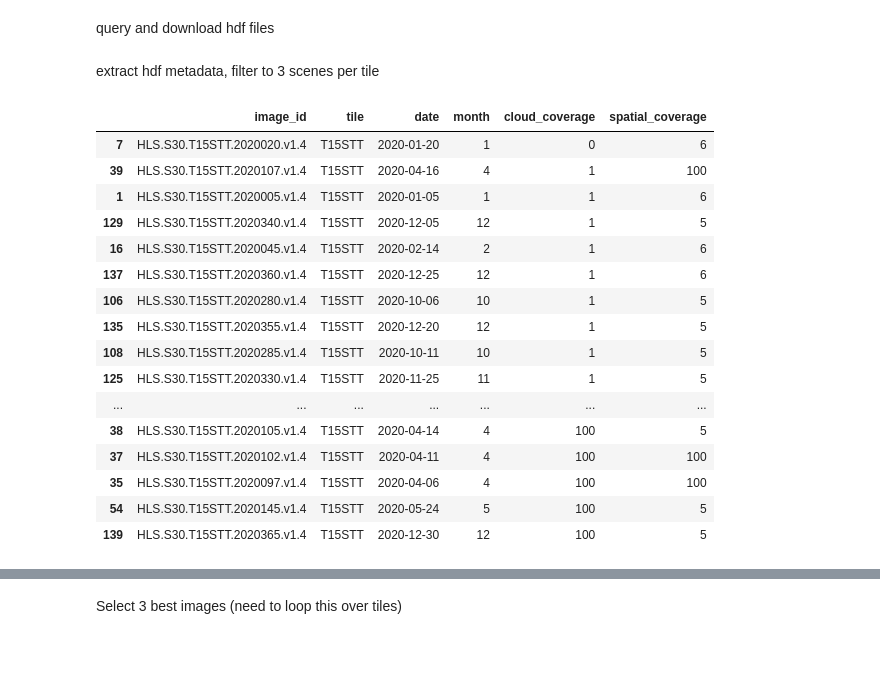
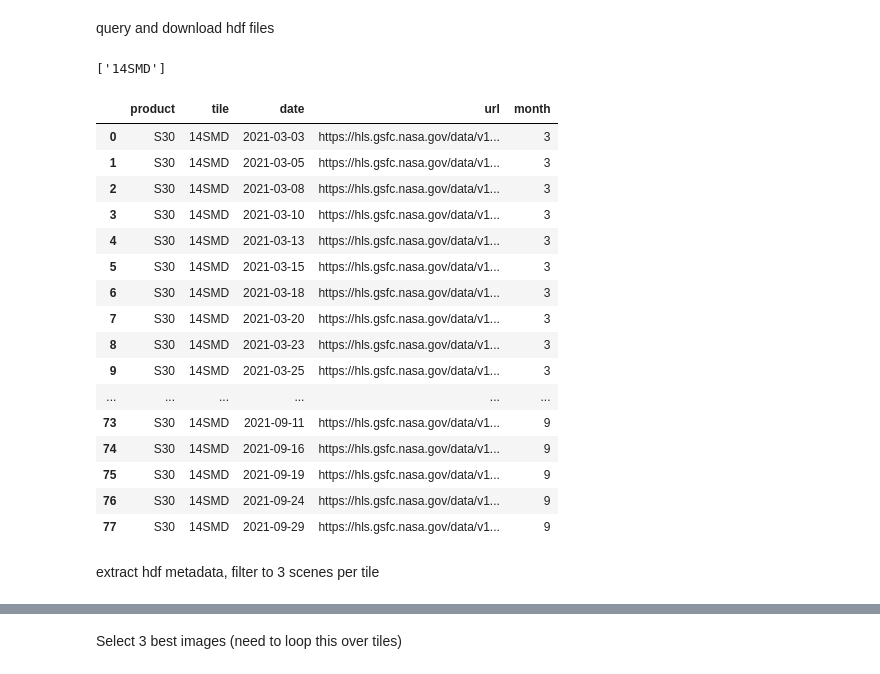
Before and after one commit to ClarkCGA/multi-temporal-crop-classification-training-data, a Jupyter notebook: workflow.ipynb, the cells around one changed output, grey strips where cells are left out. Drawn from its saved outputs; the diff is of its cells as text; code cells hidden in the pictures.

Commit message:
Update workflow
Now runs end to end. Some functions created for writing output and checking QA values.

```diff
--- a/workflow.ipynb
+++ b/workflow.ipynb
@@ -33,0 +87,13 @@ chip_cdl_dir = root_path + 'chip_cdl/'
+# %%
+def find_tile(x,y):
+# Identify closest tile
+    s = (tile_x - x)**2+(tile_y - y)**2
+    tname = tile_name[np.argmin(s)]
+    return(tname)
+# %%
+chip_df = pd.DataFrame({"chip_id" : chip_ids, "chip_x" : chip_x, "chip_y" : chip_y})
+
+chip_df['tile'] = chip_df.apply(lambda row : find_tile(row['chip_x'], row['chip_y']), axis = 1)
+chip_df
+tiles = chip_df.tile.unique().tolist()
+tiles
@@ -44,6 +139,11 @@ except FileExistsError:
 pass
 # %% [markdown]
 query and download hdf files
+# %%
+toi = tiles[2:3]
+toi
+# %% [output]
+['14SMD']
 # %%
 HLSdf = nasa_hls.get_available_datasets(
         years = yoi,
@@ -52,4 +152,28 @@ HLSdf = nasa_hls.get_available_datasets(
         return_list = False)
 
 #HLSdf.to_csv(spath, mode='w')
+# %%
+HLSdf['month'] = pd.DatetimeIndex(HLSdf['date']).month
+# %%
+## filter by month
+HLSdf = HLSdf[HLSdf.month.isin(valid_months)].reset_index(drop = True)
+HLSdf
+# %% [output]
+|  | product | tile | date | url | month |
+| 0 | S30 | 14SMD | 2021-03-03 | https://hls.gsfc.nasa.gov/data/v1... | 3 |
+| 1 | S30 | 14SMD | 2021-03-05 | https://hls.gsfc.nasa.gov/data/v1... | 3 |
+| 2 | S30 | 14SMD | 2021-03-08 | https://hls.gsfc.nasa.gov/data/v1... | 3 |
+| 3 | S30 | 14SMD | 2021-03-10 | https://hls.gsfc.nasa.gov/data/v1... | 3 |
+| 4 | S30 | 14SMD | 2021-03-13 | https://hls.gsfc.nasa.gov/data/v1... | 3 |
+| 5 | S30 | 14SMD | 2021-03-15 | https://hls.gsfc.nasa.gov/data/v1... | 3 |
+| 6 | S30 | 14SMD | 2021-03-18 | https://hls.gsfc.nasa.gov/data/v1... | 3 |
+| 7 | S30 | 14SMD | 2021-03-20 | https://hls.gsfc.nasa.gov/data/v1... | 3 |
+| 8 | S30 | 14SMD | 2021-03-23 | https://hls.gsfc.nasa.gov/data/v1... | 3 |
+| 9 | S30 | 14SMD | 2021-03-25 | https://hls.gsfc.nasa.gov/data/v1... | 3 |
+| ... | ... | ... | ... | ... | ... |
+| 73 | S30 | 14SMD | 2021-09-11 | https://hls.gsfc.nasa.gov/data/v1... | 9 |
+| 74 | S30 | 14SMD | 2021-09-16 | https://hls.gsfc.nasa.gov/data/v1... | 9 |
+| 75 | S30 | 14SMD | 2021-09-19 | https://hls.gsfc.nasa.gov/data/v1... | 9 |
+| 76 | S30 | 14SMD | 2021-09-24 | https://hls.gsfc.nasa.gov/data/v1... | 9 |
+| 77 | S30 | 14SMD | 2021-09-29 | https://hls.gsfc.nasa.gov/data/v1... | 9 |
 # %%
@@ -130,22 +254,4 @@ for img in candidate_hdf:
 
 image_index.to_csv(image_index_file)
 # %%
-image_index.sort_values(['cloud_coverage']).head(300)
+#image_index.sort_values(['cloud_coverage']).head(300)
-# %% [output]
-|  | image_id | tile | date | month | cloud_coverage | spatial_coverage |
-| 7 | HLS.S30.T15STT.2020020.v1.4 | T15STT | 2020-01-20 | 1 | 0 | 6 |
-| 39 | HLS.S30.T15STT.2020107.v1.4 | T15STT | 2020-04-16 | 4 | 1 | 100 |
-| 1 | HLS.S30.T15STT.2020005.v1.4 | T15STT | 2020-01-05 | 1 | 1 | 6 |
-| 129 | HLS.S30.T15STT.2020340.v1.4 | T15STT | 2020-12-05 | 12 | 1 | 5 |
-| 16 | HLS.S30.T15STT.2020045.v1.4 | T15STT | 2020-02-14 | 2 | 1 | 6 |
-| 137 | HLS.S30.T15STT.2020360.v1.4 | T15STT | 2020-12-25 | 12 | 1 | 6 |
-| 106 | HLS.S30.T15STT.2020280.v1.4 | T15STT | 2020-10-06 | 10 | 1 | 5 |
-| 135 | HLS.S30.T15STT.2020355.v1.4 | T15STT | 2020-12-20 | 12 | 1 | 5 |
-| 108 | HLS.S30.T15STT.2020285.v1.4 | T15STT | 2020-10-11 | 10 | 1 | 5 |
-| 125 | HLS.S30.T15STT.2020330.v1.4 | T15STT | 2020-11-25 | 11 | 1 | 5 |
-| ... | ... | ... | ... | ... | ... | ... |
-| 38 | HLS.S30.T15STT.2020105.v1.4 | T15STT | 2020-04-14 | 4 | 100 | 5 |
-| 37 | HLS.S30.T15STT.2020102.v1.4 | T15STT | 2020-04-11 | 4 | 100 | 100 |
-| 35 | HLS.S30.T15STT.2020097.v1.4 | T15STT | 2020-04-06 | 4 | 100 | 100 |
-| 54 | HLS.S30.T15STT.2020145.v1.4 | T15STT | 2020-05-24 | 5 | 100 | 5 |
-| 139 | HLS.S30.T15STT.2020365.v1.4 | T15STT | 2020-12-30 | 12 | 100 | 5 |
```
Also changed, not shown: parts of 31 cells of this notebook.
